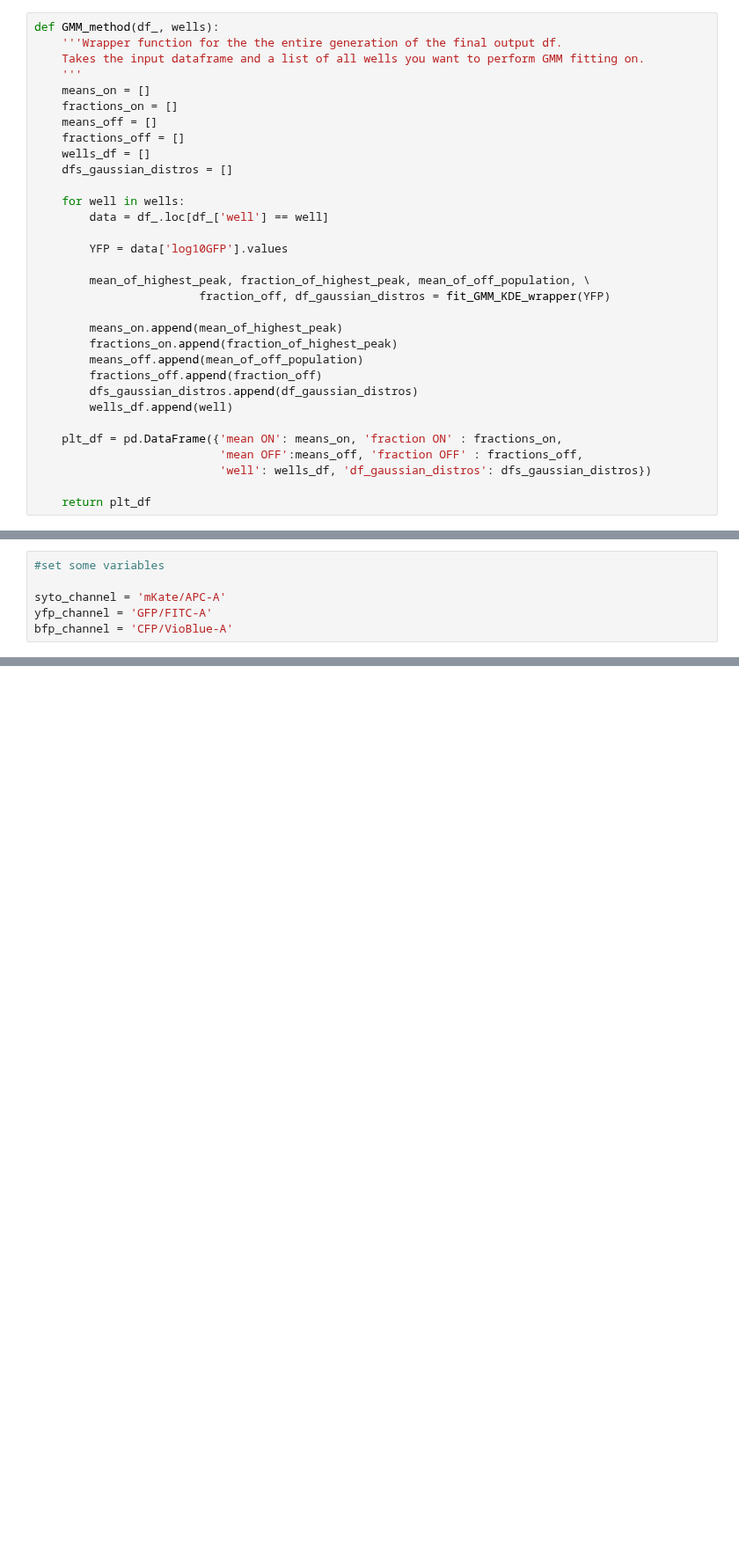
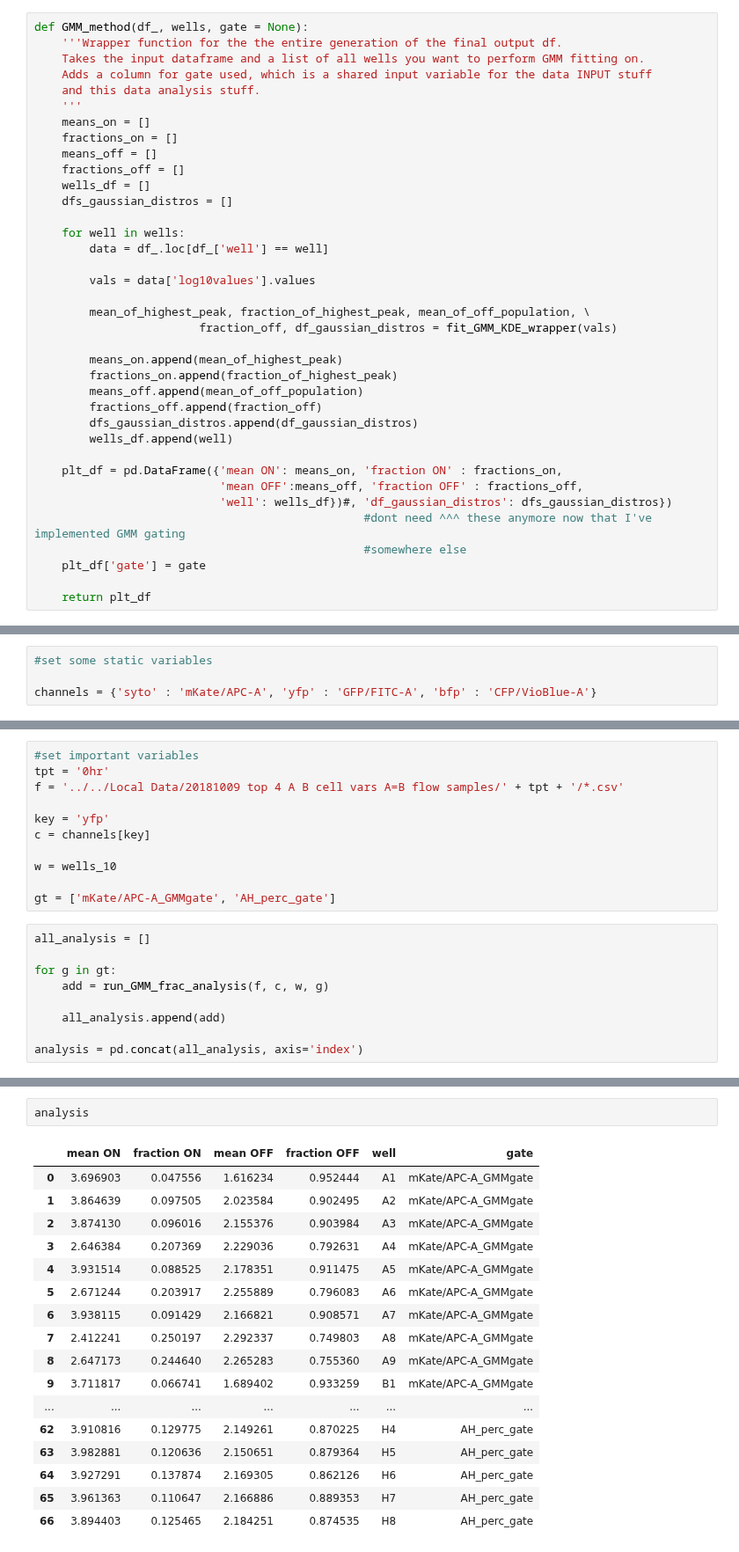
Before and after one commit to geezerbriefs/xpspython, a Jupyter notebook: flow/analyze flow - andy peaks GMM models.ipynb, the cells around one changed output, grey strips where cells are left out. Shown at 88% size. Saved outputs shown, nothing was run; the diff lists cells and outputs as text; blank space fills up the shorter version.

```diff
--- a/flow/analyze flow - andy peaks GMM models.ipynb
+++ b/flow/analyze flow - andy peaks GMM models.ipynb
@@ -227,9 +245,11 @@ def fit_GMM_KDE_wrapper (data):
 
     return mean_of_highest_peak, fraction_of_highest_peak, mean_of_off_population, fraction_off, df_gaussian_distros
 # %%
-def GMM_method(df_, wells):
+def GMM_method(df_, wells, gate = None):
     '''Wrapper function for the the entire generation of the final output df.
     Takes the input dataframe and a list of all wells you want to perform GMM fitting on.
+    Adds a column for gate used, which is a shared input variable for the data INPUT stuff
+    and this data analysis stuff.
     '''
     means_on = []
     fractions_on = []
@@ -241,10 +261,10 @@ def GMM_method(df_, wells):
     for well in wells:
         data = df_.loc[df_['well'] == well]
 
-        YFP = data['log10GFP'].values
+        vals = data['log10values'].values
 
         mean_of_highest_peak, fraction_of_highest_peak, mean_of_off_population, \
-                        fraction_off, df_gaussian_distros = fit_GMM_KDE_wrapper(YFP)
+                        fraction_off, df_gaussian_distros = fit_GMM_KDE_wrapper(vals)
 
         means_on.append(mean_of_highest_peak)
         fractions_on.append(fraction_of_highest_peak)
@@ -255,6 +275,9 @@ def GMM_method(df_, wells):
 
     plt_df = pd.DataFrame({'mean ON': means_on, 'fraction ON' : fractions_on,
                            'mean OFF':means_off, 'fraction OFF' : fractions_off,
-                           'well': wells_df, 'df_gaussian_distros': dfs_gaussian_distros})
+                           'well': wells_df})#, 'df_gaussian_distros': dfs_gaussian_distros})
+                                                #dont need ^^^ these anymore now that I've implemented GMM gating
+                                                #somewhere else
+    plt_df['gate'] = gate
 
     return plt_df
@@ -269,8 +330,6 @@ wells_10 = first + second
 #all 96 wells
 wells = [i+j for i in ['A', 'B', 'C', 'D', 'E', 'F', 'G', 'H'] for j in ['1','2','3', '4', '5', '6', '7', '8', '9', '10', '11', '12']]
 # %%
-#set some variables
+#set some static variables
 
-syto_channel = 'mKate/APC-A'
-yfp_channel = 'GFP/FITC-A'
-bfp_channel = 'CFP/VioBlue-A'
+channels = {'syto' : 'mKate/APC-A', 'yfp' : 'GFP/FITC-A', 'bfp' : 'CFP/VioBlue-A'}
@@ -301,0 +336,20 @@ output_df
+# %%
+#set important variables
+tpt = '0hr'
+f = '../../Local Data/20181009 top 4 A B cell vars A=B flow samples/' + tpt + '/*.csv'
+
+key = 'yfp'
+c = channels[key]
+
+w = wells_10
+
+gt = ['mKate/APC-A_GMMgate', 'AH_perc_gate']
+# %%
+all_analysis = []
+
+for g in gt:
+    add = run_GMM_frac_analysis(f, c, w, g)
+
+    all_analysis.append(add)
+
+analysis = pd.concat(all_analysis, axis='index')
@@ -301,0 +455,20 @@ output_df
+# %%
+analysis
+# %% [output]
+|  | mean ON | fraction ON | mean OFF | fraction OFF | well | gate |
+| 0 | 3.696903 | 0.047556 | 1.616234 | 0.952444 | A1 | mKate/APC-A_GMMgate |
+| 1 | 3.864639 | 0.097505 | 2.023584 | 0.902495 | A2 | mKate/APC-A_GMMgate |
+| 2 | 3.874130 | 0.096016 | 2.155376 | 0.903984 | A3 | mKate/APC-A_GMMgate |
+| 3 | 2.646384 | 0.207369 | 2.229036 | 0.792631 | A4 | mKate/APC-A_GMMgate |
+| 4 | 3.931514 | 0.088525 | 2.178351 | 0.911475 | A5 | mKate/APC-A_GMMgate |
+| 5 | 2.671244 | 0.203917 | 2.255889 | 0.796083 | A6 | mKate/APC-A_GMMgate |
+| 6 | 3.938115 | 0.091429 | 2.166821 | 0.908571 | A7 | mKate/APC-A_GMMgate |
+| 7 | 2.412241 | 0.250197 | 2.292337 | 0.749803 | A8 | mKate/APC-A_GMMgate |
+| 8 | 2.647173 | 0.244640 | 2.265283 | 0.755360 | A9 | mKate/APC-A_GMMgate |
+| 9 | 3.711817 | 0.066741 | 1.689402 | 0.933259 | B1 | mKate/APC-A_GMMgate |
+| ... | ... | ... | ... | ... | ... | ... |
+| 62 | 3.910816 | 0.129775 | 2.149261 | 0.870225 | H4 | AH_perc_gate |
+| 63 | 3.982881 | 0.120636 | 2.150651 | 0.879364 | H5 | AH_perc_gate |
+| 64 | 3.927291 | 0.137874 | 2.169305 | 0.862126 | H6 | AH_perc_gate |
+| 65 | 3.961363 | 0.110647 | 2.166886 | 0.889353 | H7 | AH_perc_gate |
+| 66 | 3.894403 | 0.125465 | 2.184251 | 0.874535 | H8 | AH_perc_gate |
```
Also changed, not shown: parts of 12 cells of this notebook, 2 other files.
